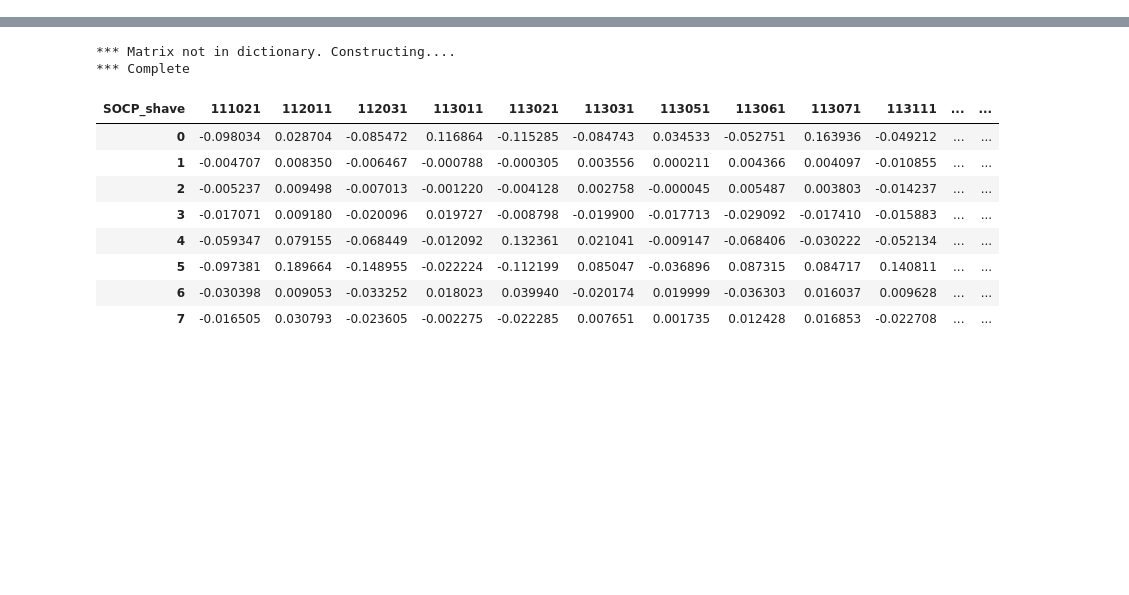
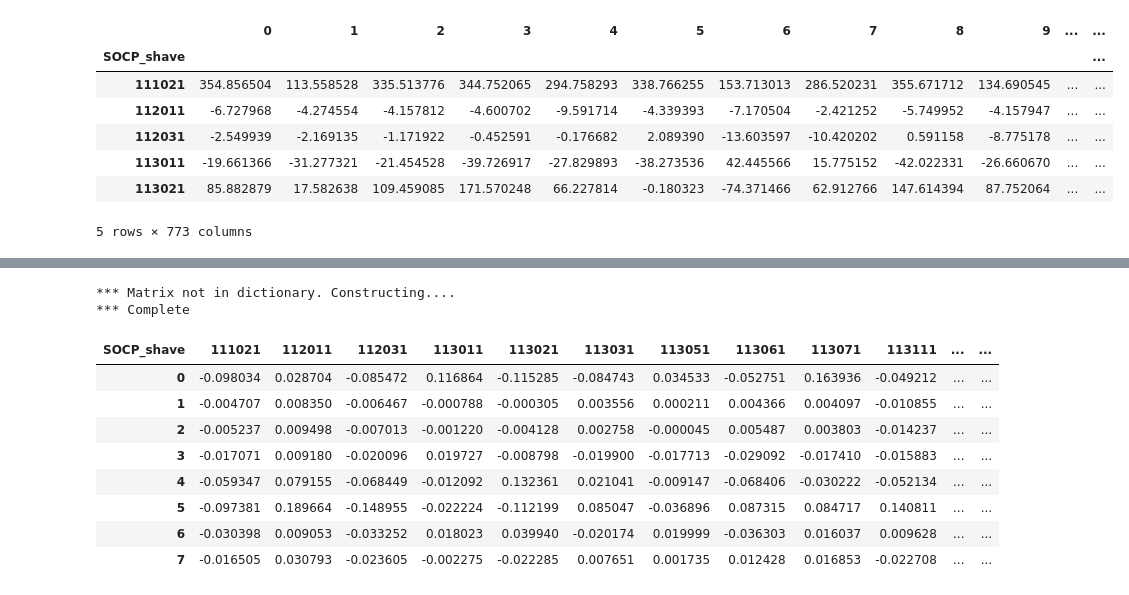
Before and after one commit to dnordfors/archetypes, a Jupyter notebook: workspace/Untitled13.ipynb, the cells around one changed output, grey strips where cells are left out. Cells and saved outputs as stored; diff of their text form; code cells hidden in the pictures; blank space fills up the shorter version.

```diff
--- a/workspace/Untitled13.ipynb
+++ b/workspace/Untitled13.ipynb
@@ -726,3 +824,14 @@ wt
+# %%
+bbbb.head()
+# %% [output]
+|  | 0 | 1 | 2 | 3 | 4 | 5 | 6 | 7 | 8 | 9 | ... | ... |
+| SOCP_shave |  |  |  |  |  |  |  |  |  |  |  | ... |
+| 111021 | 354.856504 | 113.558528 | 335.513776 | 344.752065 | 294.758293 | 338.766255 | 153.713013 | 286.520231 | 355.671712 | 134.690545 | ... | ... |
+| 112011 | -6.727968 | -4.274554 | -4.157812 | -4.600702 | -9.591714 | -4.339393 | -7.170504 | -2.421252 | -5.749952 | -4.157947 | ... | ... |
+| 112031 | -2.549939 | -2.169135 | -1.171922 | -0.452591 | -0.176682 | 2.089390 | -13.603597 | -10.420202 | 0.591158 | -8.775178 | ... | ... |
+| 113011 | -19.661366 | -31.277321 | -21.454528 | -39.726917 | -27.829893 | -38.273536 | 42.445566 | 15.775152 | -42.022331 | -26.660670 | ... | ... |
+| 113021 | 85.882879 | 17.582638 | 109.459085 | 171.570248 | 66.227814 | -0.180323 | -74.371466 | 62.912766 | 147.614394 | 87.752064 | ... | ... |
+5 rows × 773 columns
 # %%
 a1 = (ara.fn @ sva.f.T)
 sns.heatmap(a1 @ a1.T)
```
Also changed, not shown: parts of 12 cells of this notebook, 1 other file.
